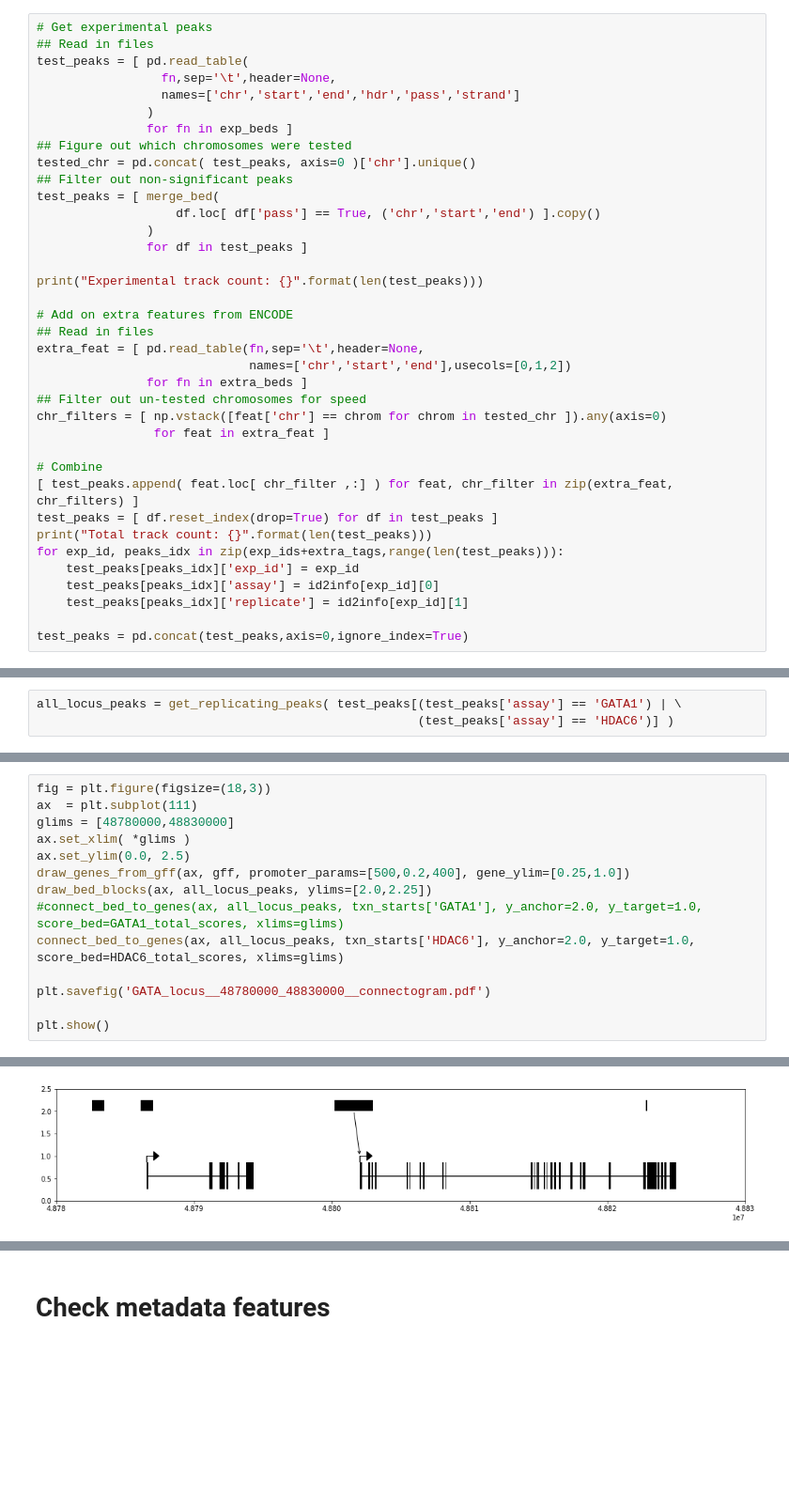
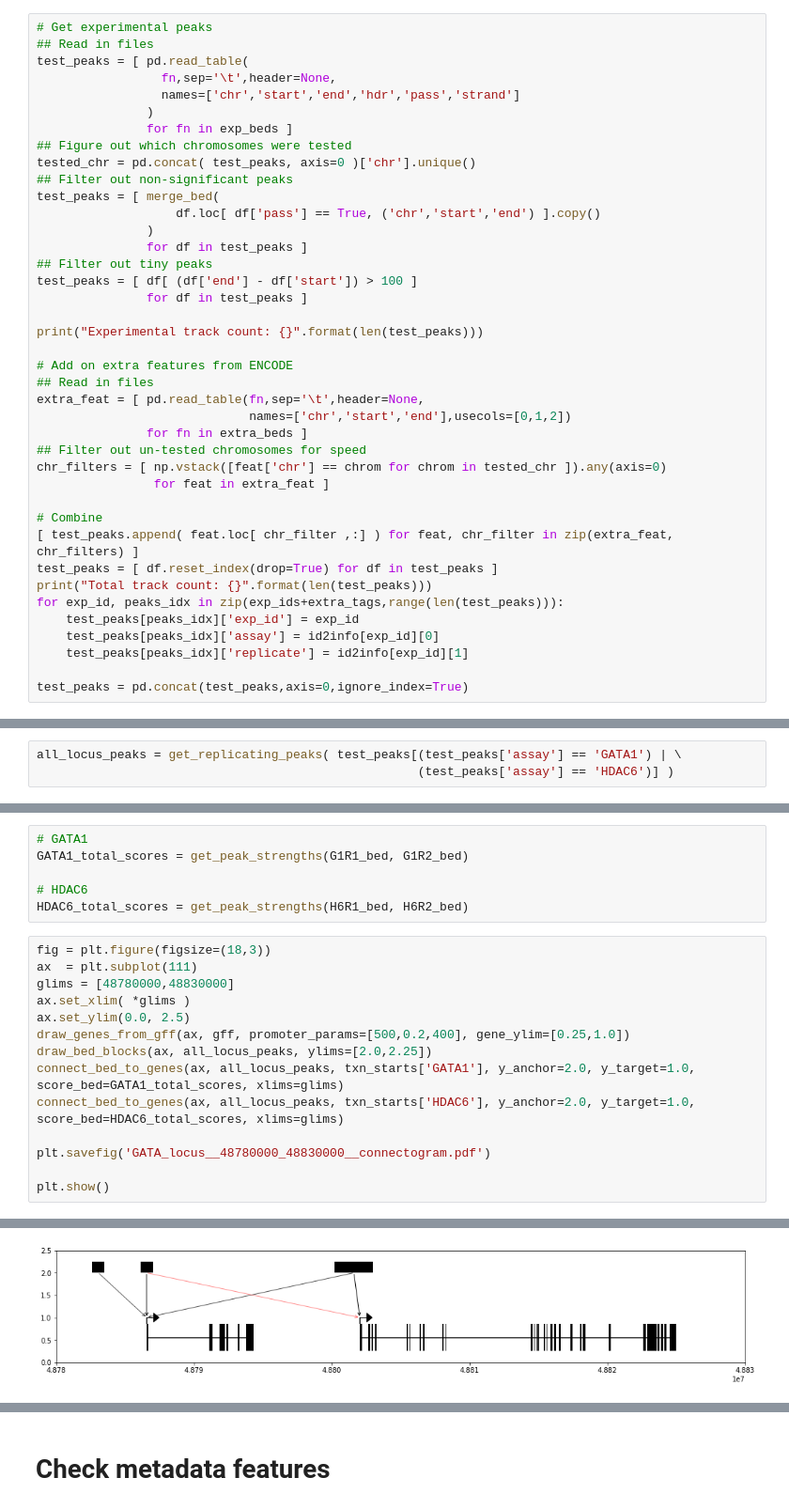
Before and after one commit to sjgosai/casa, a Jupyter notebook: analysis/GATA_locus.ipynb, the cells around one changed output, grey strips where cells are left out. Shown at 94% size. Drawn from its saved outputs; the diff is of its cells as text; blank space fills up the shorter version.

```diff
--- a/analysis/GATA_locus.ipynb
+++ b/analysis/GATA_locus.ipynb
@@ -193,6 +193,9 @@ tested_chr = pd.concat( test_peaks, axis=0 )['chr'].unique()
 test_peaks = [ merge_bed(
                    df.loc[ df['pass'] == True, ('chr','start','end') ].copy()
                )
+               for df in test_peaks ]
+## Filter out tiny peaks
+test_peaks = [ df[ (df['end'] - df['start']) > 100 ]
                for df in test_peaks ]
 
 print("Experimental track count: {}".format(len(test_peaks)))
@@ -542,3 +344,9 @@ HDAC6_rep2_scores
+# %%
+# GATA1
+GATA1_total_scores = get_peak_strengths(G1R1_bed, G1R2_bed)
+
+# HDAC6
+HDAC6_total_scores = get_peak_strengths(H6R1_bed, H6R2_bed)
 # %%
 fig = plt.figure(figsize=(18,3))
 ax  = plt.subplot(111)
@@ -547,7 +355,7 @@ ax.set_xlim( *glims )
 ax.set_ylim(0.0, 2.5)
 draw_genes_from_gff(ax, gff, promoter_params=[500,0.2,400], gene_ylim=[0.25,1.0])
 draw_bed_blocks(ax, all_locus_peaks, ylims=[2.0,2.25])
-#connect_bed_to_genes(ax, all_locus_peaks, txn_starts['GATA1'], y_anchor=2.0, y_target=1.0, score_bed=GATA1_total_scores, xlims=glims)
+connect_bed_to_genes(ax, all_locus_peaks, txn_starts['GATA1'], y_anchor=2.0, y_target=1.0, score_bed=GATA1_total_scores, xlims=glims)
 connect_bed_to_genes(ax, all_locus_peaks, txn_starts['HDAC6'], y_anchor=2.0, y_target=1.0, score_bed=HDAC6_total_scores, xlims=glims)
 
 plt.savefig('GATA_locus__48780000_48830000__connectogram.pdf')
@@ -574,4 +365,4 @@ Interval: 48550506-48550806, Score: 0.7153735243155911, Pass: False
-[figure, old version]
+[figure, new version]
 # %%
 fig = plt.figure(figsize=(18,3))
 ax  = plt.subplot(111)
```
Also changed, not shown: parts of 28 cells of this notebook, 3 other files.
